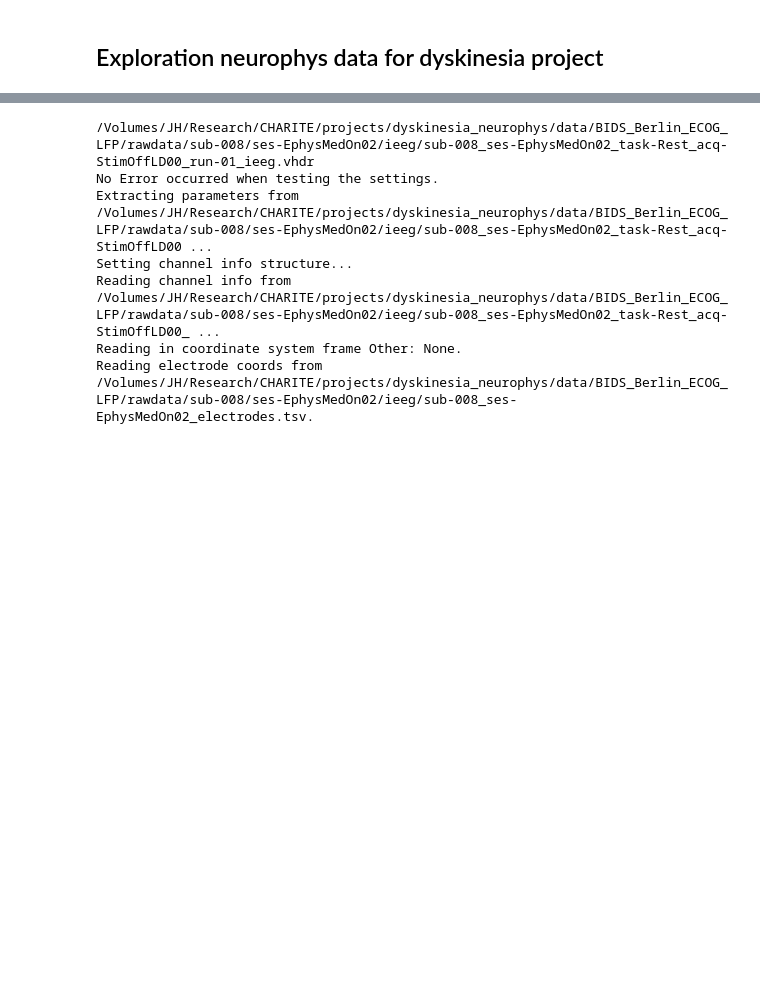
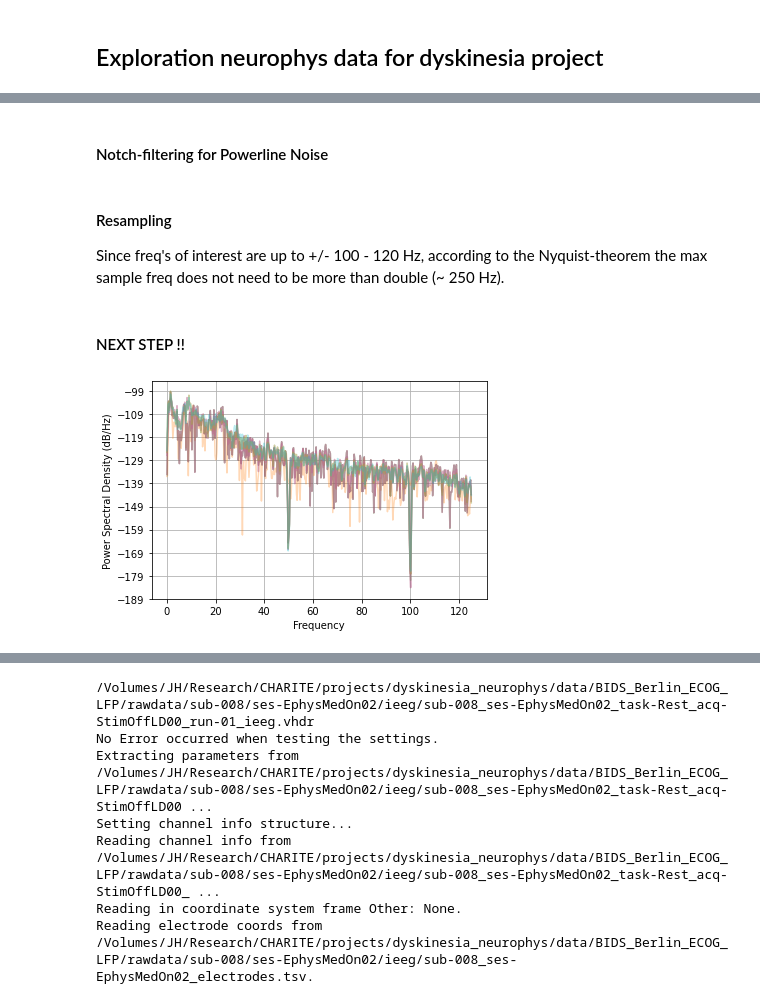
Before and after one commit to richardkoehler/py_neuromodulation, a Jupyter notebook: dyskinesia/dysk_gettingStarted.ipynb, the cells around one changed output, grey strips where cells are left out. Cells and saved outputs as stored; diff of their text form; code cells hidden in the pictures; blank space fills up the shorter version.

Commit message:
Added .py-file to store preprocessing functions. Added preprocessing steps to notebook: artefact removal, bandpass + notch filters, resampling.

```diff
--- a/dyskinesia/dysk_gettingStarted.ipynb
+++ b/dyskinesia/dysk_gettingStarted.ipynb
@@ -138,0 +293,8 @@ Uses path and file definitions above mentioned.
+# %%
+# Run artefeact removal
+importlib.reload(preproc)
+ecog_ch = preproc.artefact_selection(
+    rawRun1.ecog,  # raw BIDS group to process
+    n_stds_cut=3,  # number of std-dev from mean that is used as cut-off
+    # save=os.path.join(figpath, 'preprocessing', pt_run_str),  # folder to save fig
+)
@@ -138,0 +310,9 @@ Uses path and file definitions above mentioned.
+# %%
+ecog_bpfilt = mne.filter.filter_data(
+    data=ecog_ch.copy(),
+    sfreq=rawRun1.ecog.info['sfreq'],
+    l_freq=1,
+    h_freq=120,
+    method='fir',
+    fir_window='hamming',
+)
@@ -138,0 +332,30 @@ Uses path and file definitions above mentioned.
+# %% [markdown]
+#### Notch-filtering for Powerline Noise
+# %%
+importlib.reload(preproc)
+ecog_nfilt = preproc.notch_filter(
+    data=ecog_bpfilt.copy(),
+    transBW=1,
+    notchW=1,
+    save=os.path.join(figpath, 'preprocessing', pt_run_str),  # folder to save fig
+)
+# %% [markdown]
+#### Resampling
+
+
+Since freq's of interest are up to +/- 100 - 120 Hz, according to the Nyquist-theorem the max sample freq does not need to be more than double (~ 250 Hz).
+# %%
+aim_freq=250
+orig_freq=4000
+up=1
+down=int(orig_freq / aim_freq)
+ecog250 = signal.resample_poly(ecog_nfilt, up=up, down=down, axis=1)
+# %% [markdown]
+#### NEXT STEP !!
+# %%
+for S in np.arange(10):
+    plt.psd(ecog250[4, int(0 * S):int(500 * S)],
+        Fs=250, NFFT=1024, label=S, alpha=.3)
+plt.show()
+# %% [output]
+[figure, added]
```
Also changed, not shown: parts of 62 cells of this notebook, 1 other file.
